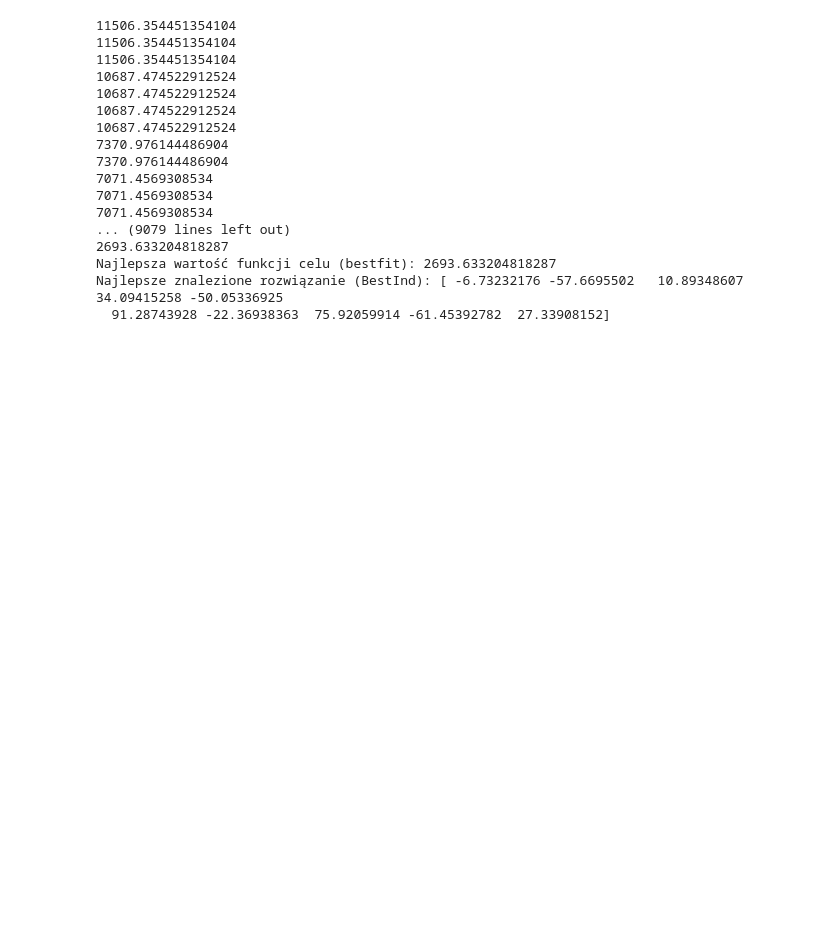
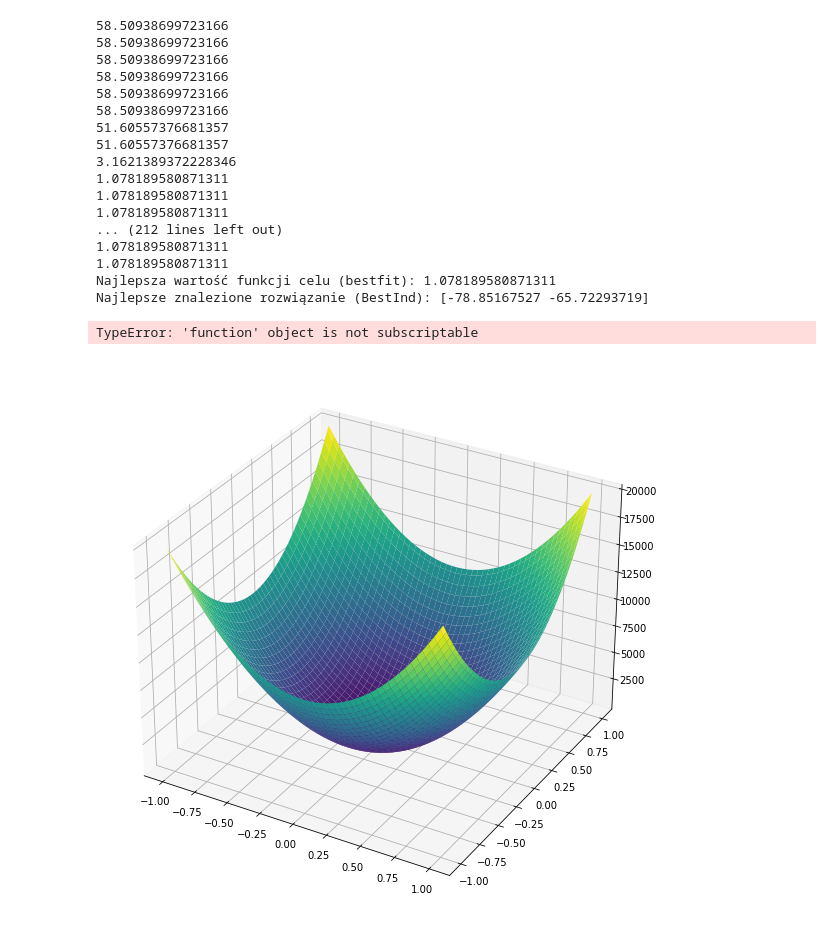
Before and after one commit to brzoza6538/stochastic-gradient-vs-global-methods, a Jupyter notebook: brudnopis2.ipynb, the cells around one changed output. Drawn from its saved outputs; the diff is of its cells as text; code cells hidden in the pictures; blank space fills up the shorter version.

```diff
--- a/brudnopis2.ipynb
+++ b/brudnopis2.ipynb
@@ -671,25 +876,64 @@ class Optimizer():
 # %%
 opt = Optimizer(newNInds=50, newNVars=dimensionality, new_func_num=1, newRunN=1,
-                new_bench_num=0, NewMemSize=10, NewArchSizeParam=0.5)
+                new_bench_num=0, NewMemSize=10, NewArchSizeParam=0.5, optFit=-2500)
 
 opt.MainCycle()
 print("Najlepsza wartość funkcji celu (bestfit):", opt.bestfit)
 print("Najlepsze znalezione rozwiązanie (BestInd):", opt.BestInd)
 # %% [output]
-11506.354451354104
-11506.354451354104
-11506.354451354104
-10687.474522912524
-10687.474522912524
-10687.474522912524
-10687.474522912524
-7370.976144486904
-7370.976144486904
-7071.4569308534
-7071.4569308534
-7071.4569308534
-... (9079 lines left out)
-2693.633204818287
-Najlepsza wartość funkcji celu (bestfit): 2693.633204818287
-Najlepsze znalezione rozwiązanie (BestInd): [ -6.73232176 -57.6695502   10.89348607  34.09415258 -50.05336925
-  91.28743928 -22.36938363  75.92059914 -61.45392782  27.33908152]
+58.50938699723166
+58.50938699723166
+58.50938699723166
+58.50938699723166
+58.50938699723166
+58.50938699723166
+51.60557376681357
+51.60557376681357
+3.1621389372228346
+1.078189580871311
+1.078189580871311
+1.078189580871311
+... (212 lines left out)
+1.078189580871311
+1.078189580871311
+Najlepsza wartość funkcji celu (bestfit): 1.078189580871311
+Najlepsze znalezione rozwiązanie (BestInd): [-78.85167527 -65.72293719]
+# %%
+import matplotlib.pyplot as plt
+from algorithms import globals
+
+def scale(x):
+    a, b = globals.def_clamps
+    c, d = globals.original_clamps
+
+    x_scaled = ((x - a) / (b - a)) * (d - c) + c
+    return x_scaled
+
+def plot_function(curr_f):
+    x = np.linspace(globals.def_clamps[0], globals.def_clamps[1], 100)
+    y = np.linspace(globals.def_clamps[0], globals.def_clamps[1], 100)
+    X, Y = np.meshgrid(x, y)
+    objecitve_f = curr_f
+
+    Z = np.zeros_like(X)
+    for i in range(X.shape[0]):
+        for j in range(X.shape[1]):
+            x_clamped = scale(X[i, j])
+            y_clamped = scale(Y[i, j])
+            Z[i, j] = objecitve_f([x_clamped, y_clamped], 2)
+
+    fig = plt.figure(figsize=(10, 10))
+    ax = fig.add_subplot(111, projection='3d')
+    ax.plot_surface(X, Y, Z, cmap='viridis', edgecolor='none')
+
+    ax.set_title(f"{curr_f['shortname']}")
+    ax.set_xlabel('X')
+    ax.set_ylabel('Y')
+    ax.set_zlabel('f(X,Y)')
+
+    plt.show()
+
+plot_function(test_func)
+# %% [output]
+TypeError: 'function' object is not subscriptable
+[figure, added]
```
Also changed, not shown: parts of 3 cells of this notebook.
